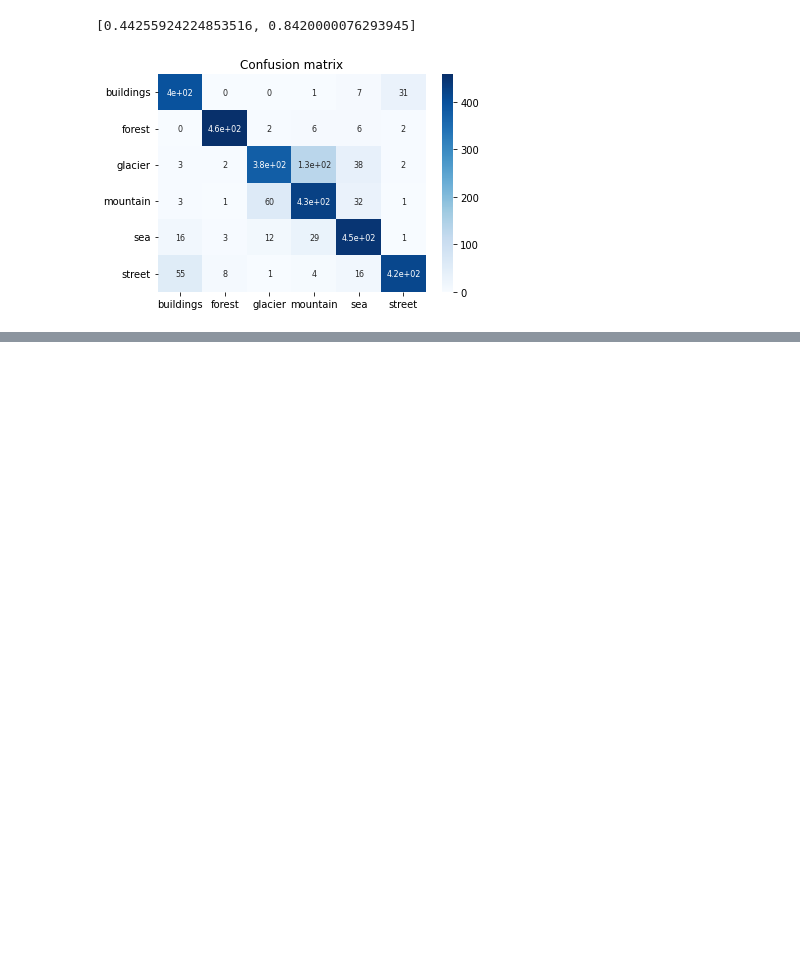
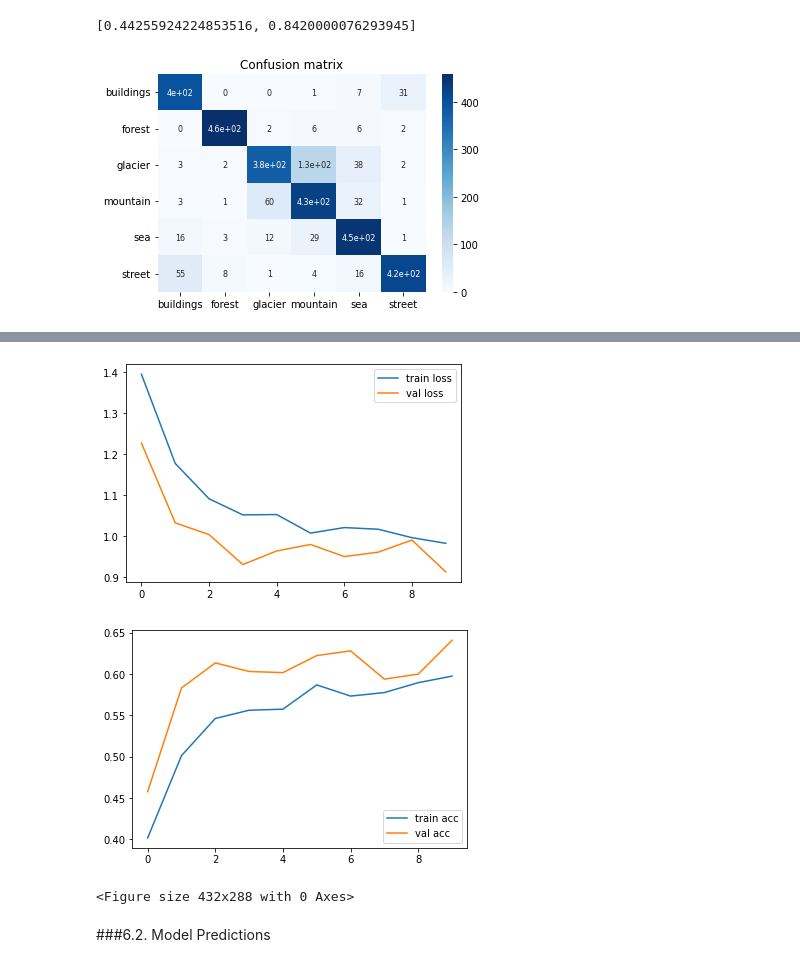
Before and after one commit to NBK-code/Intel-Image-Classification, a Jupyter notebook: Intel_Image_Classification.ipynb, the cells around one changed output, grey strips where cells are left out. Saved outputs shown, nothing was run; the diff lists cells and outputs as text; code cells hidden in the pictures; blank space fills up the shorter version.

```diff
--- a/Intel_Image_Classification.ipynb
+++ b/Intel_Image_Classification.ipynb
@@ -308,0 +314,2 @@ plt.show()
+# %%
+resnet50 = ResNet50(input_shape = (128,128,3) , weights='imagenet', include_top=False)
@@ -308,0 +323,13 @@ plt.show()
+# %%
+h1 = Flatten()(resnet50.output)
+h2 = Dense(200, activation = 'relu')(h1)
+h3 = Dense(200, activation = 'relu')(h2)
+h4 = Dense(200, activation = 'relu')(h3)
+prediction = Dense(6, activation='softmax')(h4)
+
+model = Model(inputs=resnet50.input, outputs=prediction)
+# %%
+model.compile(loss=SparseCategoricalCrossentropy(), optimizer='adam', metrics=['accuracy'])
+# %%
+cp = ModelCheckpoint('models/resnet50_transfer_learning', save_best_only=True)
+r = model.fit(X_train_scaled, y_train, epochs=30, validation_data=(X_val_scaled, y_val), callbacks = [cp])
@@ -308,0 +354,20 @@ plt.show()
+# %%
+# plot the loss
+plt.plot(r.history['loss'], label='train loss')
+plt.plot(r.history['val_loss'], label='val loss')
+plt.legend()
+plt.show()
+plt.savefig('LossVal_loss')
+
+# plot the accuracy
+plt.plot(r.history['accuracy'], label='train acc')
+plt.plot(r.history['val_accuracy'], label='val acc')
+plt.legend()
+plt.show()
+plt.savefig('AccVal_acc')
+# %% [output]
+[figure, added]
+[figure, added]
+<Figure size 432x288 with 0 Axes>
+# %% [markdown]
+###6.2. Model Predictions
```
Also changed, not shown: parts of 10 cells of this notebook.
